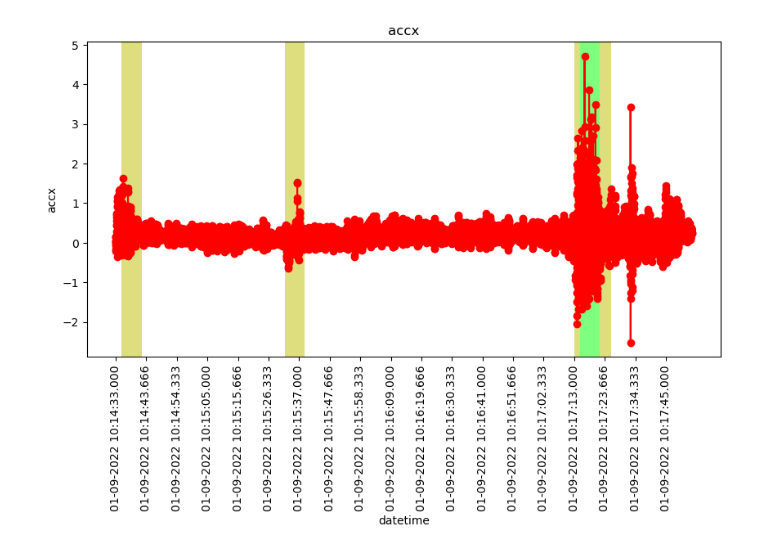
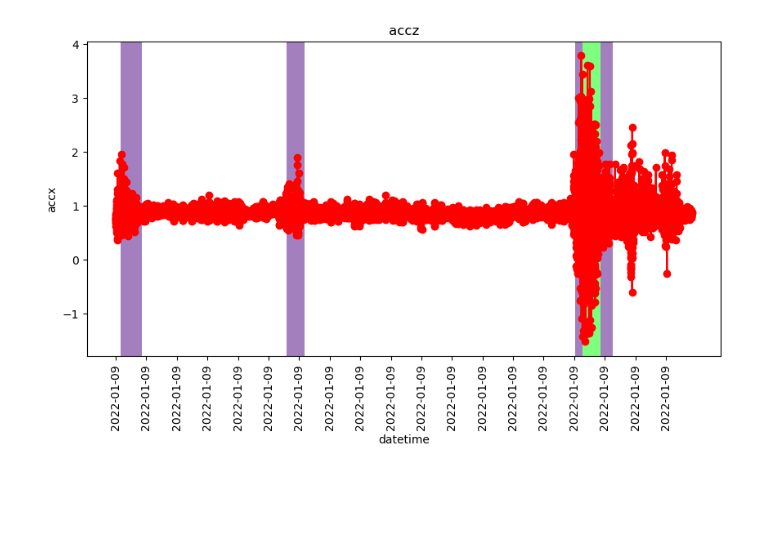
Before and after one commit to LaubertF/SheepRunDetection, a Jupyter notebook: Graph.ipynb, the cells around one changed output. Cells and saved outputs as stored; diff of their text form; code cells hidden in the pictures; blank space fills up the shorter version.

Commit message:
video marker works with chart automagically

```diff
--- a/Graph.ipynb
+++ b/Graph.ipynb
@@ -8,39 +4,34 @@ premiera_df = pd.read_csv(csvpath)
+# %%
+meter_df = pd.read_csv("Resources/premiera_test2.csv")
+state_df = pd.read_csv('output.csv')
 # %%
-state = pd.read_csv('Resources/state.csv')
-
-def add_states(plot):
-    for i in range(len(state)):
-        if state["State"][i] == "Run":
+def add_states(plot,states):
+    state_df["Start"] = pd.to_datetime(states["Start"])
+    state_df["End"] = pd.to_datetime(states["End"])
+    for i in range(len(state_df)):
+        if state_df["State"][i] == "Run":
             color = "lime"
         else:
-            color = "y"
-        plot.axvspan(state['Start'][i], state['End'][i], facecolor=color, alpha=0.5)
+            color = "indigo"
+        plot.axvspan(state_df['Start'][i], state_df['End'][i], facecolor=color, alpha=0.5)
 # %%
-import matplotlib.patches as patches
-from matplotlib.patches import Rectangle
-def chart(data):
-    start_walking = "01-09-2022 10:17:13.000" #12150
-    start_running = "01-09-2022 10:17:15.000" #12150
-    end_running = "01-09-2022 10:17:22.000"#12900
-    end_walking2 = "01-09-2022 10:17:26.000" #12900
-    #draw highlight in range
-
-    x=premiera_df['datetime']
+def chart(data,states):
+    x=pd.to_datetime(meter_df['datetime'])
     y=data #premiera_df['gyrz'][12000:]
     plt.figure(figsize=(10,5))
     plt.plot(x,y, color='red', marker='o')
     plt.title(data.name)
     plt.xlabel('datetime')
     plt.ylabel('accx')
-    #show x label every 1000
+    #show x label every 800
     plt.xticks(x[::800])
     plt.xticks(rotation=90)
-    #add rectangle
-    add_states(plt)
+    #add rectangles
+    add_states(plt,states)
     plt.show()
 # %%
-chart(premiera_df['accx'])
+chart(meter_df['accz'],state_df)
 # %% [output]
-[figure, old version]
+[figure, new version]
 # %%
 #iterate over columns
```
Also changed, not shown: parts of 2 cells of this notebook, 3 other files.
